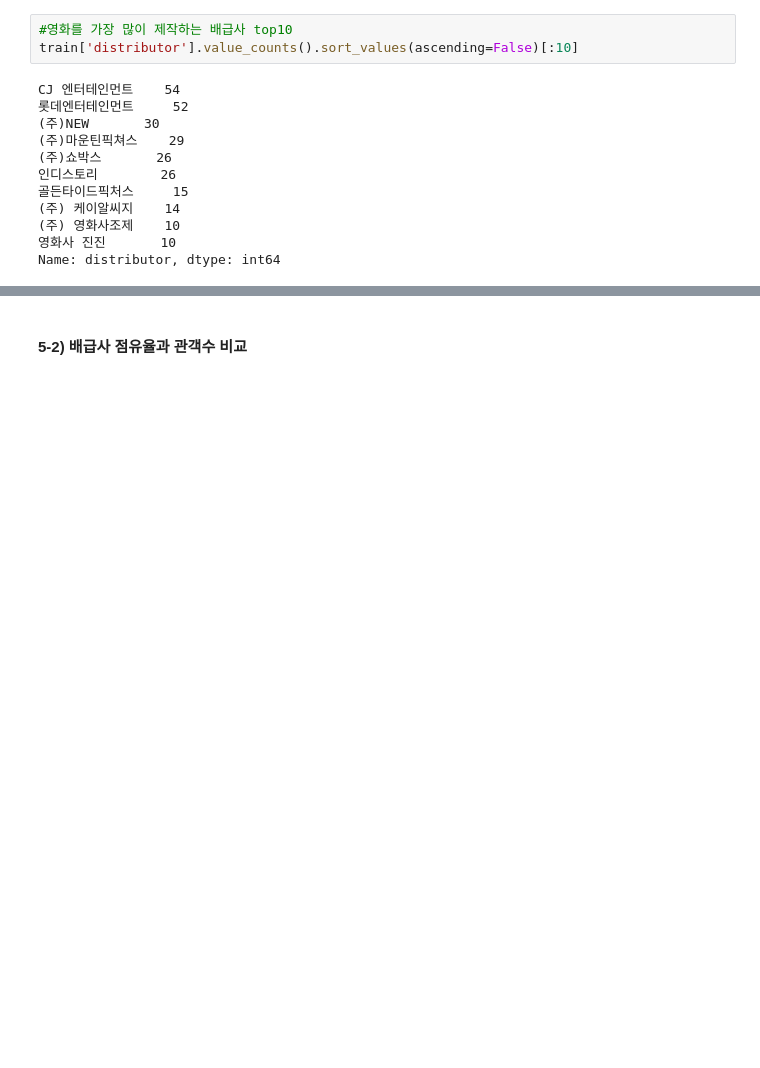
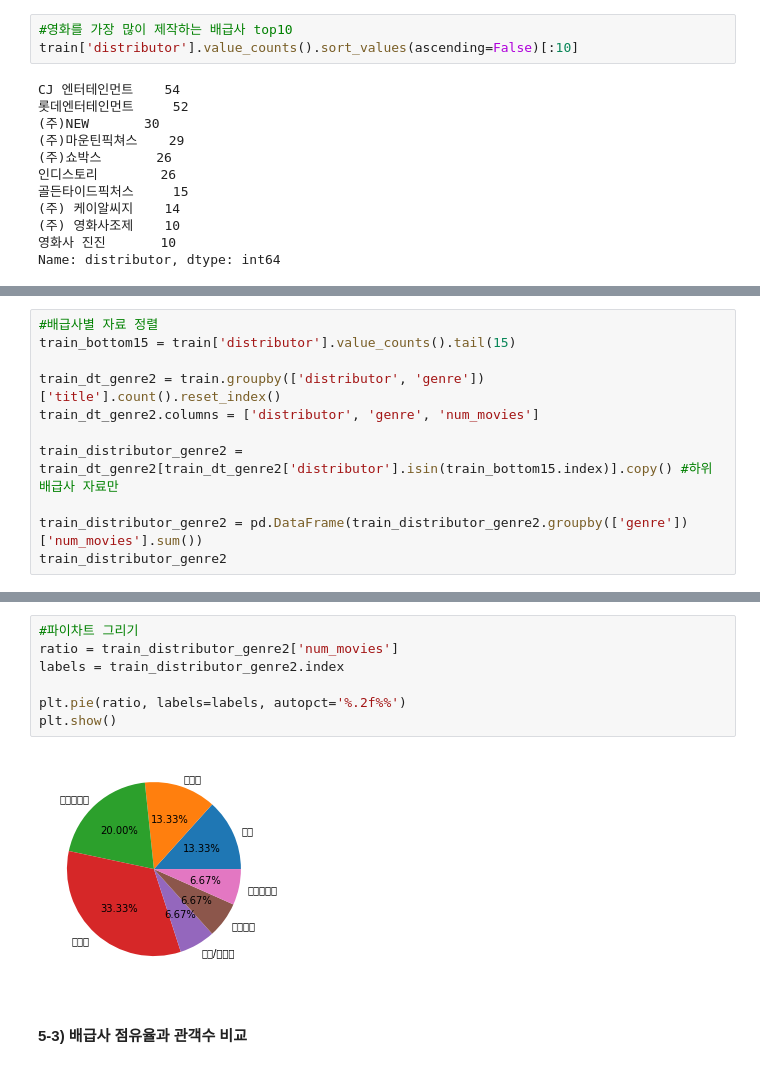
Before and after one commit to chacha715/ESA, a Jupyter notebook: mini_project_차민경.ipynb, the cells around one changed output, grey strips where cells are left out. Drawn from its saved outputs; the diff is of its cells as text; blank space fills up the shorter version.

```diff
--- a/mini_project_차민경.ipynb
+++ b/mini_project_차민경.ipynb
@@ -278,0 +386,11 @@ ax = sns.countplot('distributor',data=train_top6,hue='genre')
+# %%
+#배급사별 자료 정렬
+train_bottom15 = train['distributor'].value_counts().tail(15)
+
+train_dt_genre2 = train.groupby(['distributor', 'genre'])['title'].count().reset_index()
+train_dt_genre2.columns = ['distributor', 'genre', 'num_movies']
+
+train_distributor_genre2 = train_dt_genre2[train_dt_genre2['distributor'].isin(train_bottom15.index)].copy() #하위 배급사 자료만
+
+train_distributor_genre2 = pd.DataFrame(train_distributor_genre2.groupby(['genre'])['num_movies'].sum())
+train_distributor_genre2
@@ -279,2 +407,11 @@ ax = sns.countplot('distributor',data=train_top6,hue='genre')
+# %%
+#파이차트 그리기
+ratio = train_distributor_genre2['num_movies']
+labels = train_distributor_genre2.index
+
+plt.pie(ratio, labels=labels, autopct='%.2f%%')
+plt.show()
+# %% [output]
+[figure, added]
 # %% [markdown]
-#### **5-2) 배급사 점유율과 관객수 비교**
+#### **5-3) 배급사 점유율과 관객수 비교**
```
Also changed, not shown: parts of 24 cells of this notebook.
